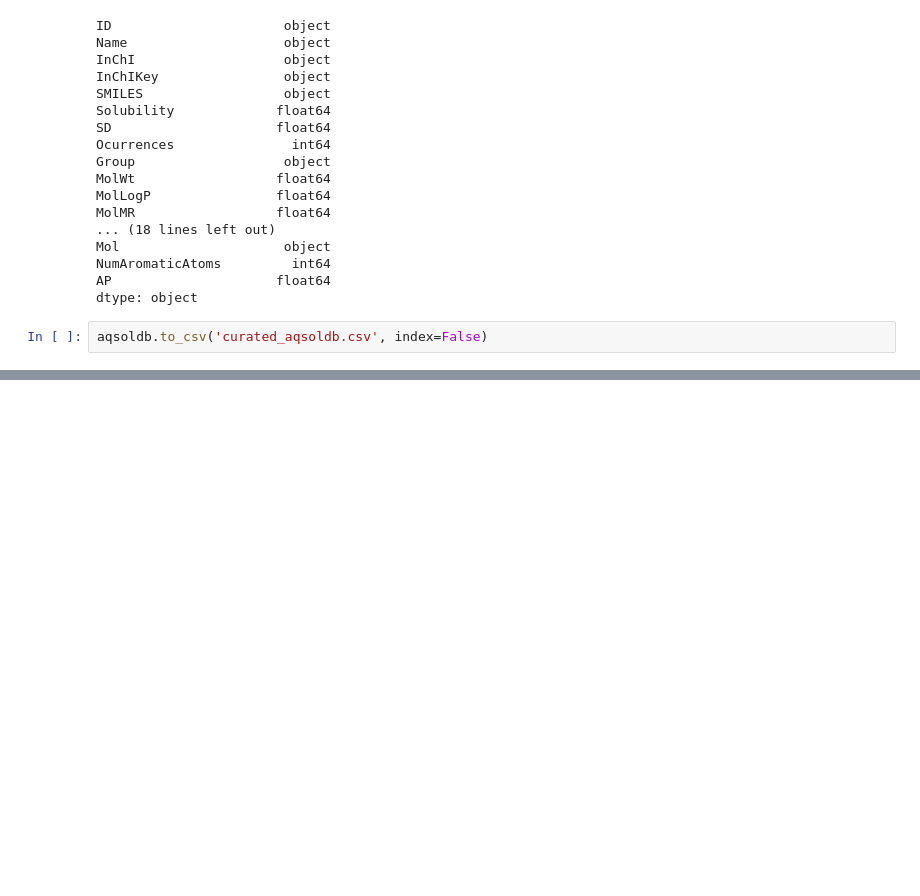
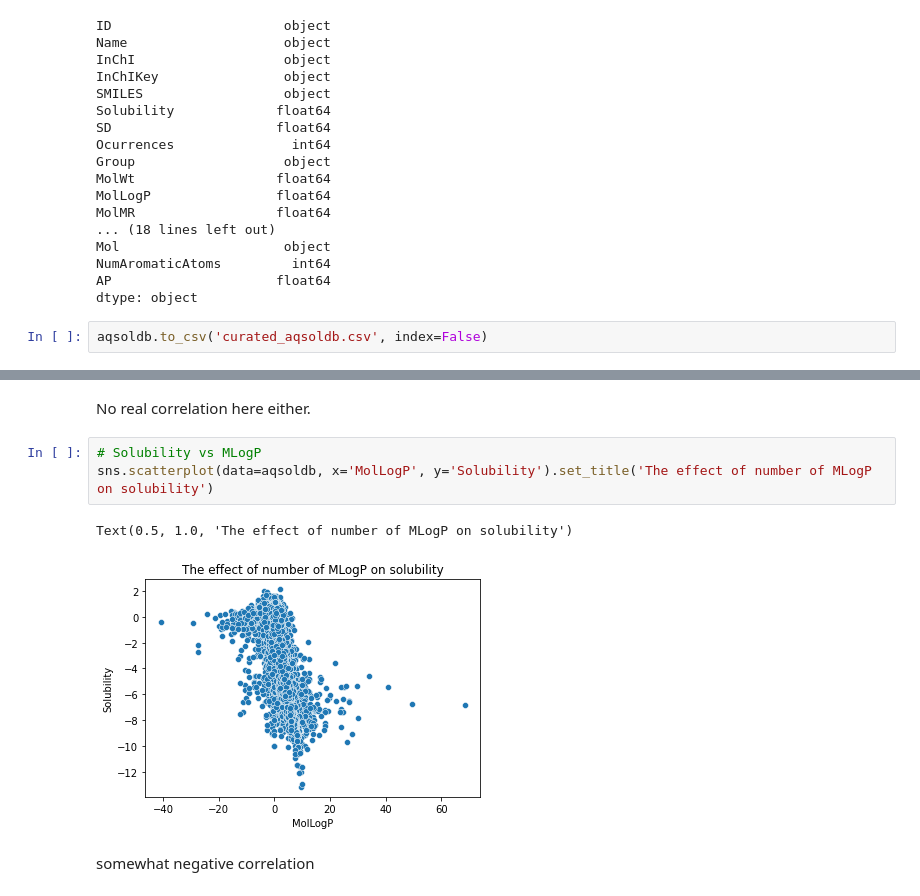
Before and after one commit to ayap20/CHEM6090_Project, a Jupyter notebook: dataset_curation.ipynb, the cells around one changed output, grey strips where cells are left out. Saved outputs shown, nothing was run; the diff lists cells and outputs as text; blank space fills up the shorter version.

```diff
--- a/dataset_curation.ipynb
+++ b/dataset_curation.ipynb
@@ -211,0 +228,10 @@ aqsoldb.to_csv('curated_aqsoldb.csv', index=False)
+# %% [markdown]
+No real correlation here either.
+# %%
+# Solubility vs MLogP
+sns.scatterplot(data=aqsoldb, x='MolLogP', y='Solubility').set_title('The effect of number of MLogP on solubility')
+# %% [output]
+Text(0.5, 1.0, 'The effect of number of MLogP on solubility')
+[figure, added]
+# %% [markdown]
+somewhat negative correlation
```
Also changed, not shown: parts of 6 cells of this notebook, 2 other files.
